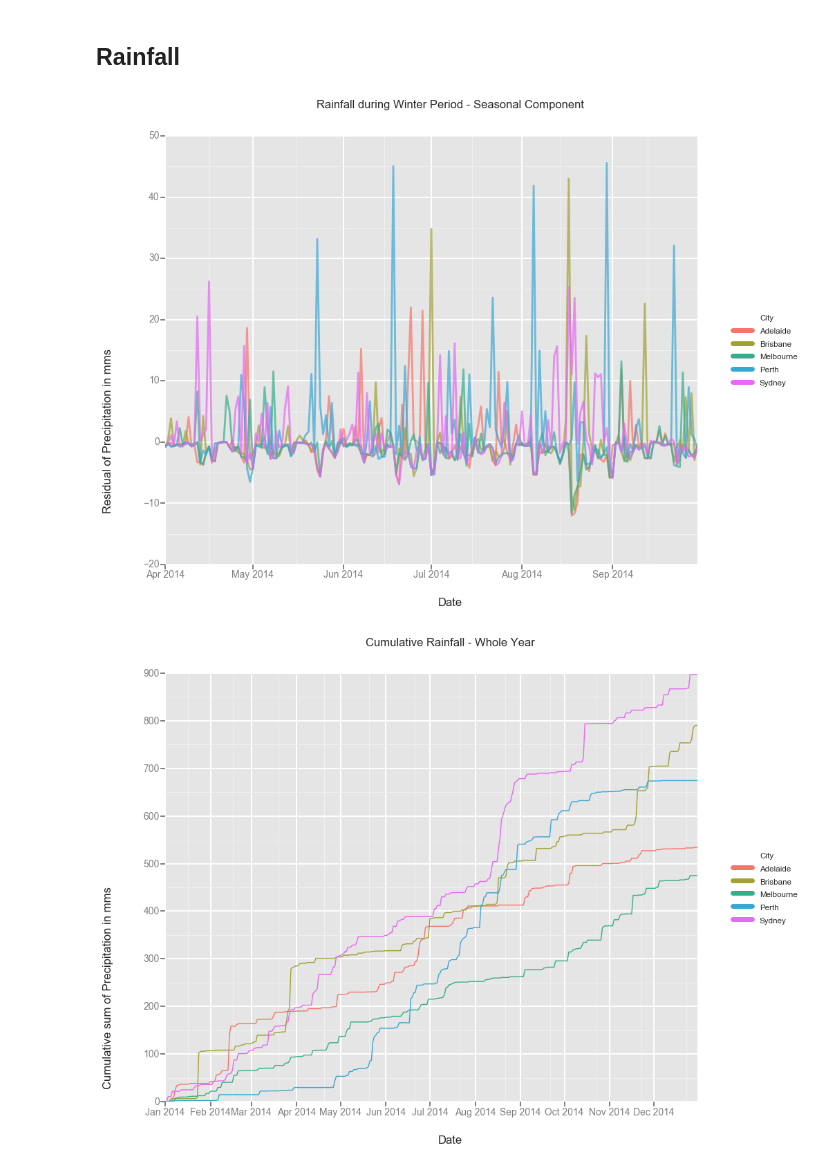
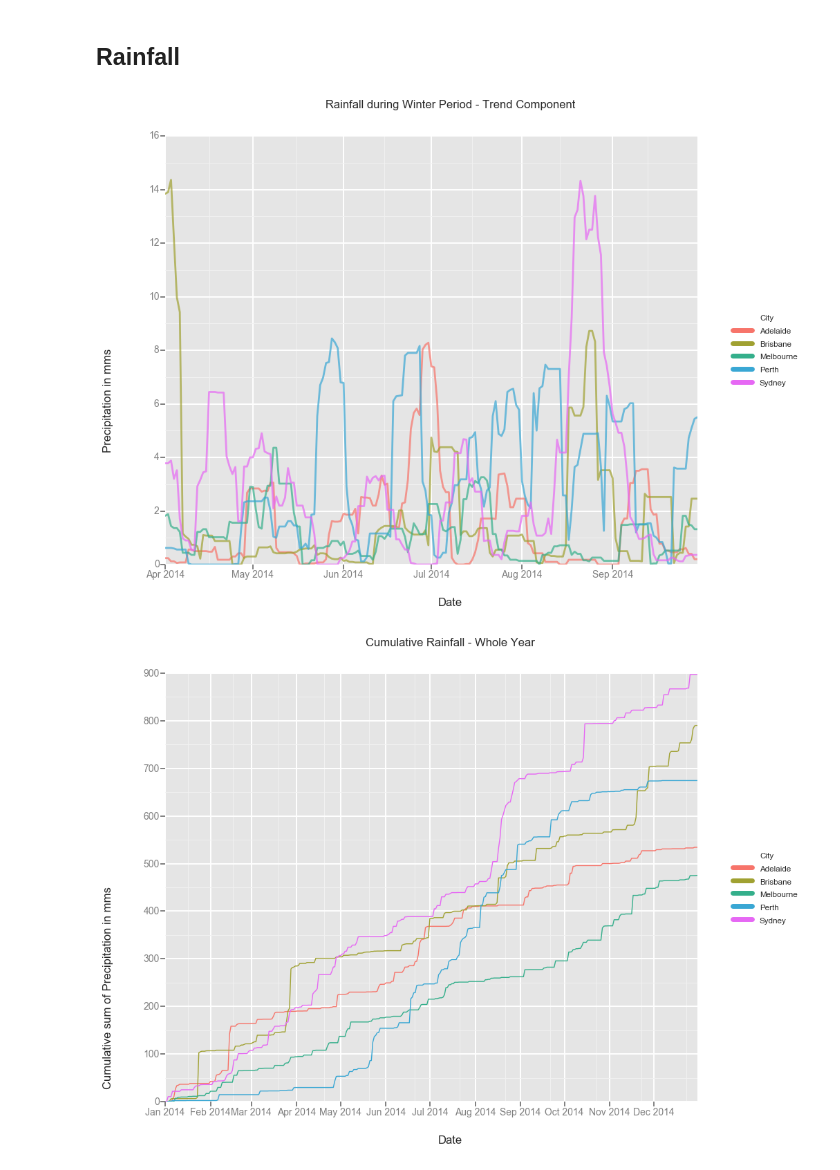
Before and after one commit to BrunnoRicci/bom-austraila, a Jupyter notebook: BOM_Australia.ipynb, the cells around one changed output. Saved outputs shown, nothing was run; the diff lists cells and outputs as text; code cells hidden in the pictures.

```diff
--- a/BOM_Australia.ipynb
+++ b/BOM_Australia.ipynb
@@ -1,11 +1,11 @@
 # %%
 import numpy as np # linear algebra
 import seaborn as sns
-sns.set_palette("Set2")
+sns.set_palette("husl")
 
 import matplotlib.pyplot as plt
-PW = 12
-PH = 8
+PW = 10
+PH = 6
 plt.rcParams['figure.figsize'] = (PW, PH)
 plt.rcParams['image.cmap'] = 'gray'
 
@@ -29,15 +31,14 @@ files = ['Melbourne - 086071-Table 1.csv', 'Brisbane - 040913-Table 1.csv',
 # %%
 city = 0
+days = 365
 df = pd.read_csv(dir_path + files[city], encoding="utf-8")
 df["City"] = files[city].split(" ")[0]
-df = df[-365:]
-#print len(df)
+df = df[-days:]
 
 for city in range(1, len(files)):
 
     tdf = pd.read_csv(dir_path + files[city], encoding="utf-8")
-    tdf = tdf[-365:]
-    #print(len(tdf))
+    tdf = tdf[-days:]
 
     #Drop Unnamed Column
     if city in [1,2,4]:
@@ -47,16 +48,21 @@ for city in range(1, len(files)):
     df = pd.concat([df, tdf])
 
 
+#Add quartals of the year
 df["Quarter"] = df.Date.apply(lambda x: pd.Timestamp(x).quarter)
+#Infere Season
 df["Season"] = df["Quarter"].apply(lambda x: "Summer" if x in[1,4] else "Winter")
-df["Date"] = pd.to_datetime(df.Date)
-df.set_index(pd.to_datetime(df.Date), inplace=True)
-df.drop(["Day"], axis=1, inplace=True)
+#Save Date for plotting
+df["DateI"] = pd.to_datetime(df.Date)
+df.set_index(df.Date, inplace=True)
+df.drop(["Day","Date"], axis=1, inplace=True)
 
 #New Columns
 df["Daily Temperature Variation"] = df[u"Maximum temperature (°C)"] - df[u"Minimum temperature (°C)"]
 
+#Sort df
+df = df.sort_values(["DateI"])
 
 print(df.columns)
-df.head(3)
+df.head(4)
 # %% [output]
@@ -159,4 +141 @@ for col in medCols:
         df[col] = df.groupby(["City","Quarter"])[col].transform(lambda x: x.fillna(lambda y: y.mode()[0]))
-# %%
-#Sort df
-df = df.sort_index()
@@ -163,20 +184,24 @@ df = df.sort_index()
 # %% [markdown]
 ## Rainfall
+# %%
+def roll(df, col, roll=10):
+    ncol = col + "_MA"
+    df[ncol] = df.groupby("City")[col].transform(lambda x: x.rolling(10).mean())
+    return ncol
 # %%
 col = u'Rainfall (mm)'
-ncol = col + "_MA"
-df[ncol] = df[col].rolling(10).mean()
-df[ncol] = df[col] - df[ncol]
+ncol = roll(df, col, 10)
+#df[ncol] = df[col] - df[ncol]
 topl = df[df.Season == "Winter"]
-g = ggplot(topl, aes(x='Date', y=ncol, color='City')) + \
+g = ggplot(topl, aes(x='DateI', y=ncol, color='City')) + \
         geom_line(size=2.0,alpha=0.7) + \
         xlab('Date') + \
-        ylab('Residual of Precipitation in mms') + \
-        ggtitle('Rainfall during Winter Period - Seasonal Component')
+        ylab('Precipitation in mms') + \
+        ggtitle('Rainfall during Winter Period - Trend Component')
 g
 g.save("./Plots/Ranfall1.png")
 # %% [output]
-[figure, old version]
+[figure, new version]
 # %%
 col = u'Rainfall (mm)'
 ncol = col + "_CS"
```
Also changed, not shown: parts of 15 cells of this notebook.
